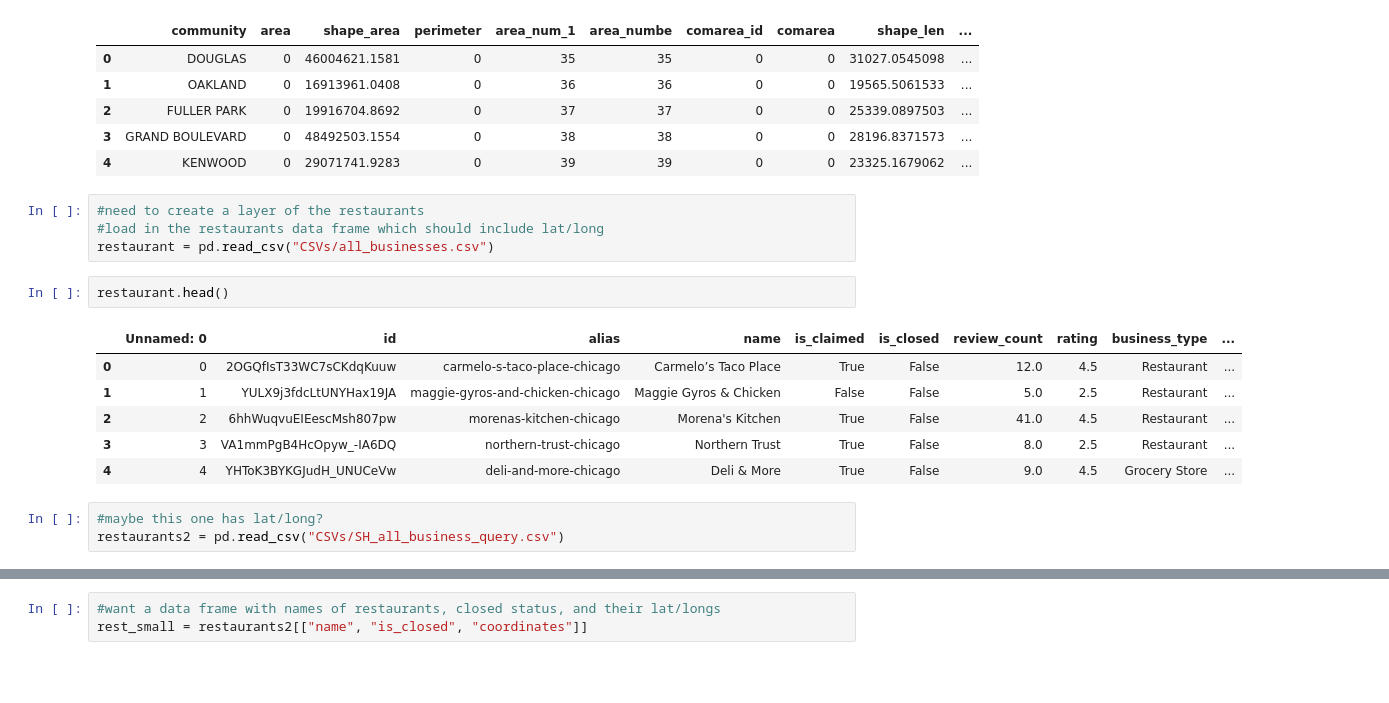
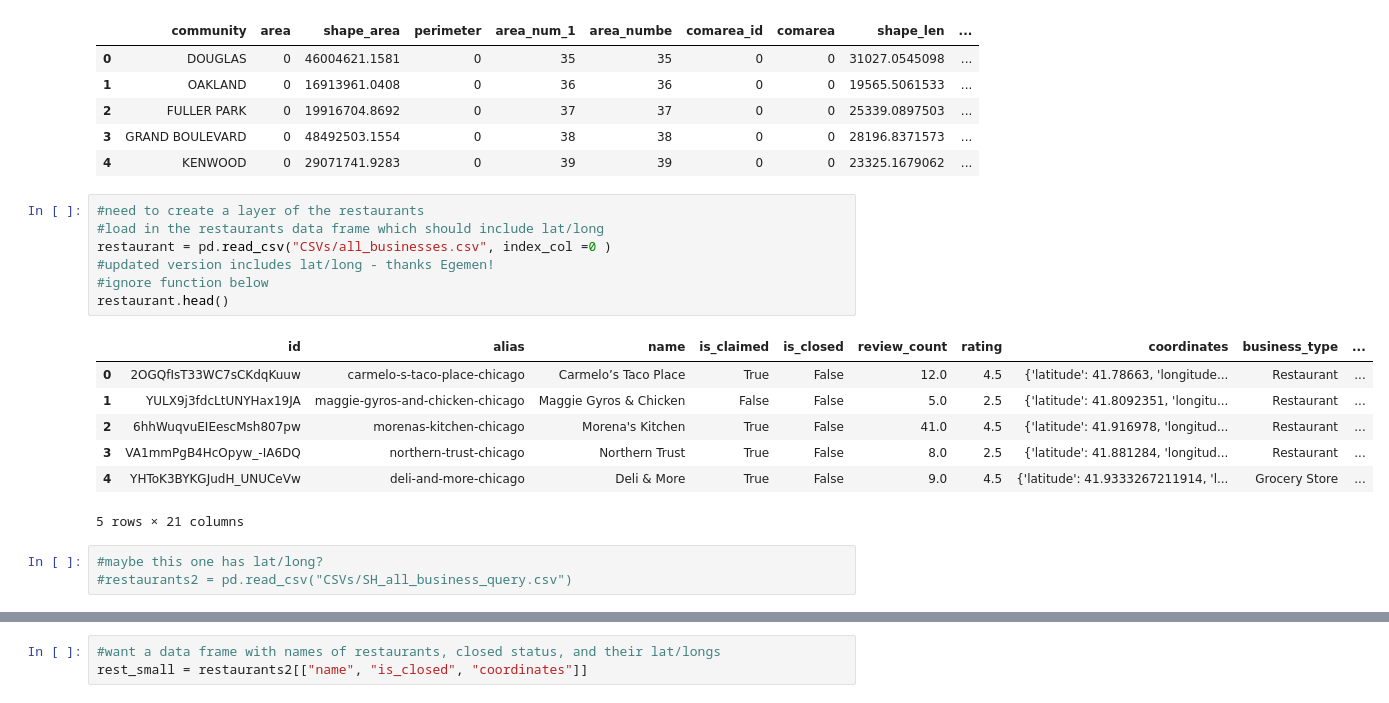
Before and after one commit to JadeBenson/Chicago_Restaurant_Closures, a Jupyter notebook: Geoplots.ipynb, the cells around one changed output, grey strips where cells are left out. Cells and saved outputs as stored; diff of their text form; blank space fills up the shorter version.

```diff
--- a/Geoplots.ipynb
+++ b/Geoplots.ipynb
@@ -33,16 +33,18 @@ chicago.head()
 # %%
 #need to create a layer of the restaurants
 #load in the restaurants data frame which should include lat/long
-restaurant = pd.read_csv("CSVs/all_businesses.csv")
+restaurant = pd.read_csv("CSVs/all_businesses.csv", index_col =0 )
+#updated version includes lat/long - thanks Egemen!
+#ignore function below
+restaurant.head()
+# %% [output]
+|  | id | alias | name | is_claimed | is_closed | review_count | rating | coordinates | business_type | ... |
+| 0 | 2OGQfIsT33WC7sCKdqKuuw | carmelo-s-taco-place-chicago | Carmelo’s Taco Place | True | False | 12.0 | 4.5 | {'latitude': 41.78663, 'longitude... | Restaurant | ... |
+| 1 | YULX9j3fdcLtUNYHax19JA | maggie-gyros-and-chicken-chicago | Maggie Gyros & Chicken | False | False | 5.0 | 2.5 | {'latitude': 41.8092351, 'longitu... | Restaurant | ... |
+| 2 | 6hhWuqvuEIEescMsh807pw | morenas-kitchen-chicago | Morena's Kitchen | True | False | 41.0 | 4.5 | {'latitude': 41.916978, 'longitud... | Restaurant | ... |
+| 3 | VA1mmPgB4HcOpyw_-IA6DQ | northern-trust-chicago | Northern Trust | True | False | 8.0 | 2.5 | {'latitude': 41.881284, 'longitud... | Restaurant | ... |
+| 4 | YHToK3BYKGJudH_UNUCeVw | deli-and-more-chicago | Deli & More | True | False | 9.0 | 4.5 | {'latitude': 41.9333267211914, 'l... | Grocery Store | ... |
+5 rows × 21 columns
-# %%
-restaurant.head()
-# %% [output]
-|  | Unnamed: 0 | id | alias | name | is_claimed | is_closed | review_count | rating | business_type | ... |
-| 0 | 0 | 2OGQfIsT33WC7sCKdqKuuw | carmelo-s-taco-place-chicago | Carmelo’s Taco Place | True | False | 12.0 | 4.5 | Restaurant | ... |
-| 1 | 1 | YULX9j3fdcLtUNYHax19JA | maggie-gyros-and-chicken-chicago | Maggie Gyros & Chicken | False | False | 5.0 | 2.5 | Restaurant | ... |
-| 2 | 2 | 6hhWuqvuEIEescMsh807pw | morenas-kitchen-chicago | Morena's Kitchen | True | False | 41.0 | 4.5 | Restaurant | ... |
-| 3 | 3 | VA1mmPgB4HcOpyw_-IA6DQ | northern-trust-chicago | Northern Trust | True | False | 8.0 | 2.5 | Restaurant | ... |
-| 4 | 4 | YHToK3BYKGJudH_UNUCeVw | deli-and-more-chicago | Deli & More | True | False | 9.0 | 4.5 | Grocery Store | ... |
 # %%
 #maybe this one has lat/long?
-restaurants2 = pd.read_csv("CSVs/SH_all_business_query.csv")
+#restaurants2 = pd.read_csv("CSVs/SH_all_business_query.csv")
```
Also changed, not shown: parts of 14 cells of this notebook.
